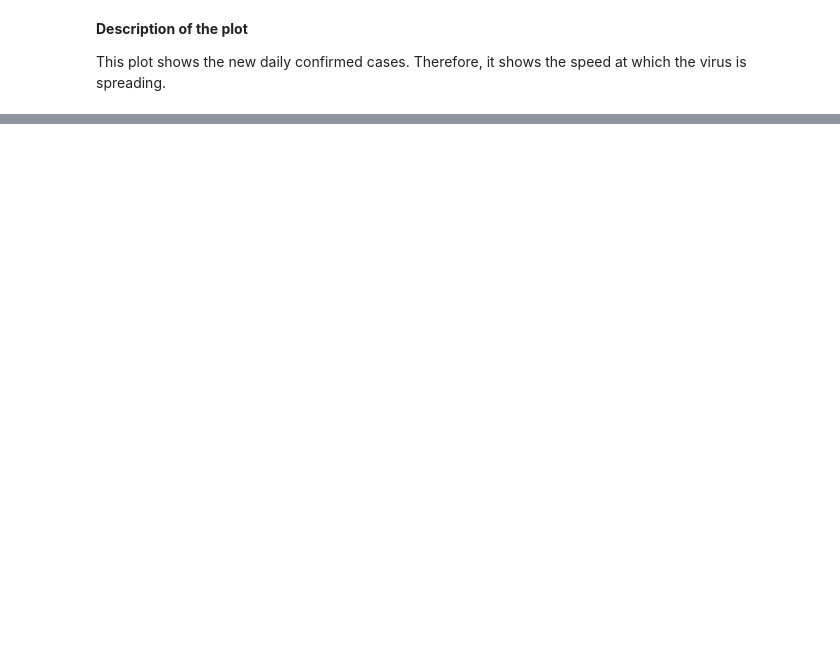
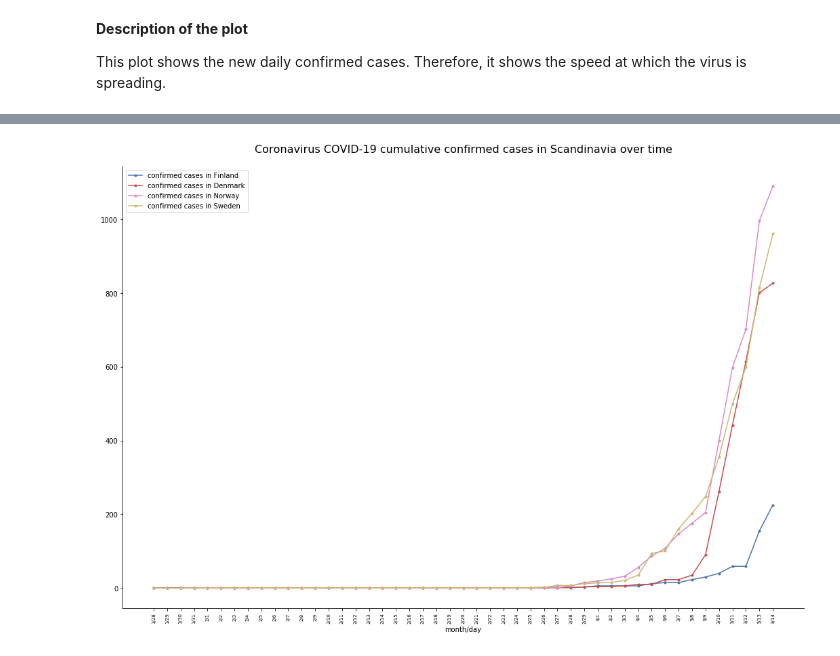
Before and after one commit to BerniHacker/Coronavirus, a Jupyter notebook: Coronavirus_Finland.ipynb, the cells around one changed output, grey strips where cells are left out. Saved outputs shown, nothing was run; the diff lists cells and outputs as text; code cells hidden in the pictures; blank space fills up the shorter version.

Commit message:
comparison with Scandinavian Countries, Italy and China added

```diff
--- a/Coronavirus_Finland.ipynb
+++ b/Coronavirus_Finland.ipynb
@@ -508,0 +580,18 @@ finland_conf_incr
+# %%
+# Denmark
+Denmark = extract_country("Denmark")
+denmark_confirmed = Denmark[0]
+denmark_recovered = Denmark[1]
+denmark_deceased = Denmark[2]
+
+# Norway
+Norway = extract_country("Norway")
+norway_confirmed = Norway[0]
+norway_recovered = Norway[1]
+norway_deceased = Norway[2]
+
+# Sweden
+Sweden = extract_country("Sweden")
+sweden_confirmed = Sweden[0]
+sweden_recovered = Sweden[1]
+sweden_deceased = Sweden[2]
@@ -554,0 +682,16 @@ This plot shows the new daily confirmed cases. Therefore, it shows the speed at
+# %%
+# Comparing cumulative confirmed cases over time in Scandinavia
+cust_line_plot((days_short, finland_confirmed_l, ".", 0, "confirmed cases in Finland"),
+               (days_short, denmark_confirmed, ".", 3, "confirmed cases in Denmark"),
+               (days_short, norway_confirmed, ".", 6, "confirmed cases in Norway"),
+               (days_short, sweden_confirmed, ".", 8, "confirmed cases in Sweden"),
+               figsize_w=18, figsize_h=12,
+               title="Coronavirus COVID-19 cumulative confirmed cases in Scandinavia over time",
+               title_fs=16, title_offset=20,
+               rem_borders=True,
+               x_label="month/day", xlabel_fs=10,
+               xvalues_fs=7,rot=90,
+               y_label=None, ylabel_fs=12,
+               legend=True)
+# %% [output]
+[figure, added]
```
Also changed, not shown: parts of 39 cells of this notebook, 1 other file.
